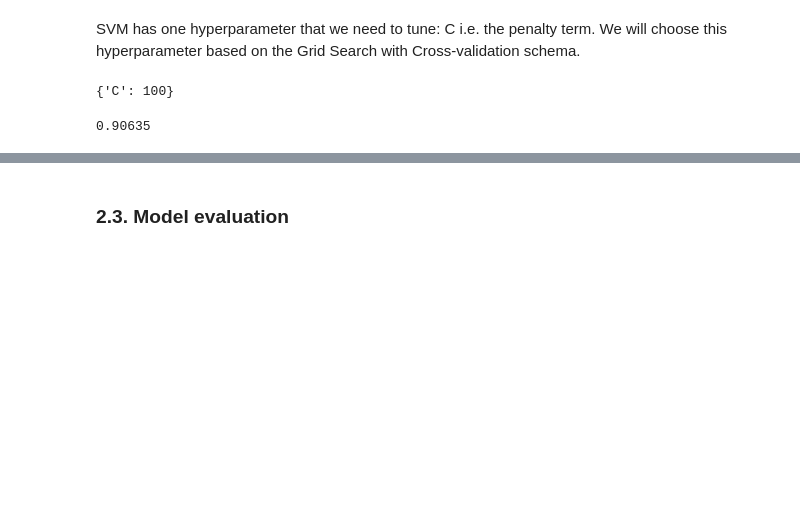
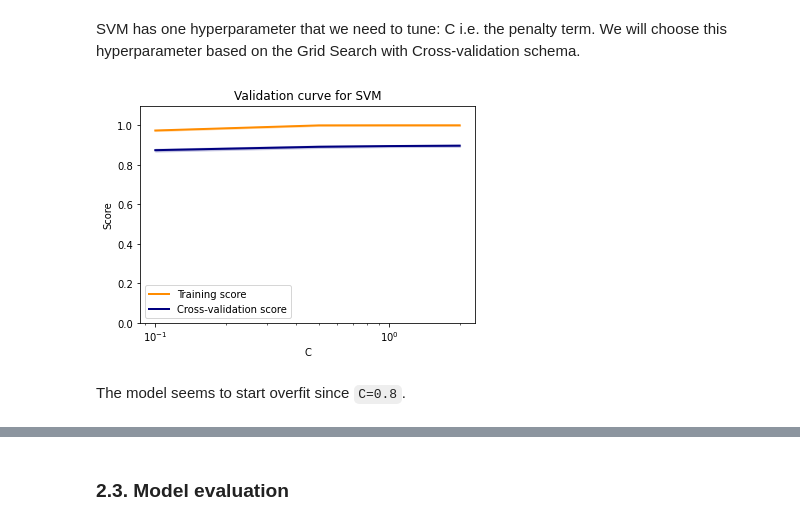
Before and after one commit to tuanlda78202/SAIMDB, a Jupyter notebook: src/supervised/ML/src/SVM.ipynb, the cells around one changed output, grey strips where cells are left out. Drawn from its saved outputs; the diff is of its cells as text; code cells hidden in the pictures; blank space fills up the shorter version.

```diff
--- a/src/supervised/ML/src/SVM.ipynb
+++ b/src/supervised/ML/src/SVM.ipynb
@@ -24,2 +57,2 @@ import Preprocessor
 # %%
-X_train, y_train, X_test, y_test = Preprocessor.file_read_vectorizer('../data/TrainingSet.csv', '../data/TestSet.csv')
+X_train, y_train, X_test, y_test = Preprocessor.load_prep(dataset)
@@ -26,3 +96,6 @@ X_train, y_train, X_test, y_test = Preprocessor.file_read_vectorizer('../data/Tr
+# %%
+X_train_tf = tfidf.transform(X_train)
+X_test_tf = tfidf.transform(X_test)
 # %% [markdown]
 ## 2. Model training
 # %% [markdown]
@@ -37,22 +116,50 @@ print(accuracy_score(y_test, y_pred_def))
 ### 2.2. Hyperparameter tuning
 # %% [markdown]
 SVM has one hyperparameter that we need to tune: C i.e. the penalty term. We will choose this hyperparameter based on the Grid Search with Cross-validation schema.
-# %%
-from sklearn.model_selection import GridSearchCV
-
-param_grid = {'C': [0.1,1, 5, 50, 100, 150]}
-
-grid_search = GridSearchCV(LinearSVC(max_iter=10000), param_grid, cv=5, return_train_score=True)
-
-grid_search.fit(X_train, y_train)
-print(grid_search.best_params_)
-# %% [output]
-{'C': 100}
-# %%
-classifier = LinearSVC(C=100, max_iter=10000)
-classifier.fit(X_train, y_train)
-
-y_pred = classifier.predict(X_test)
-print(accuracy_score(y_test, y_pred))
-# %% [output]
-0.90635
+# %%
+from sklearn.model_selection import validation_curve
+
+indices = np.arange(y_train.shape[0])
+param_range=[0.1, .5, 1, 2]
+
+train_scores, test_scores = validation_curve(LinearSVC(random_state=0), X_train_tf, y_train,
+                                            param_name='C', param_range=param_range, cv=10, scoring='accuracy', n_jobs=-1)
+# %%
+train_scores_mean = np.mean(train_scores, axis=1)
+train_scores_std = np.std(train_scores, axis=1)
+test_scores_mean = np.mean(test_scores, axis=1)
+test_scores_std = np.std(test_scores, axis=1)
+
+plt.title('Validation curve for SVM')
+plt.xlabel('C')
+plt.ylabel('Score')
+plt.ylim(0.0, 1.1)
+lw=2
+plt.semilogx(
+    param_range, train_scores_mean, label="Training score", color="darkorange", lw=lw
+)
+plt.fill_between(
+    param_range,
+    train_scores_mean - train_scores_std,
+    train_scores_mean + train_scores_std,
+    alpha=0.2,
+    color="darkorange",
+    lw=lw,
+)
+plt.semilogx(
+    param_range, test_scores_mean, label="Cross-validation score", color="navy", lw=lw
+)
+plt.fill_between(
+    param_range,
+    test_scores_mean - test_scores_std,
+    test_scores_mean + test_scores_std,
+    alpha=0.2,
+    color="navy",
+    lw=lw,
+)
+plt.legend(loc="best")
+plt.show()
+# %% [output]
+[figure, added]
+# %% [markdown]
+The model seems to start overfit since `C=0.8`.
```
Also changed, not shown: parts of 30 cells of this notebook, 5 other files.
